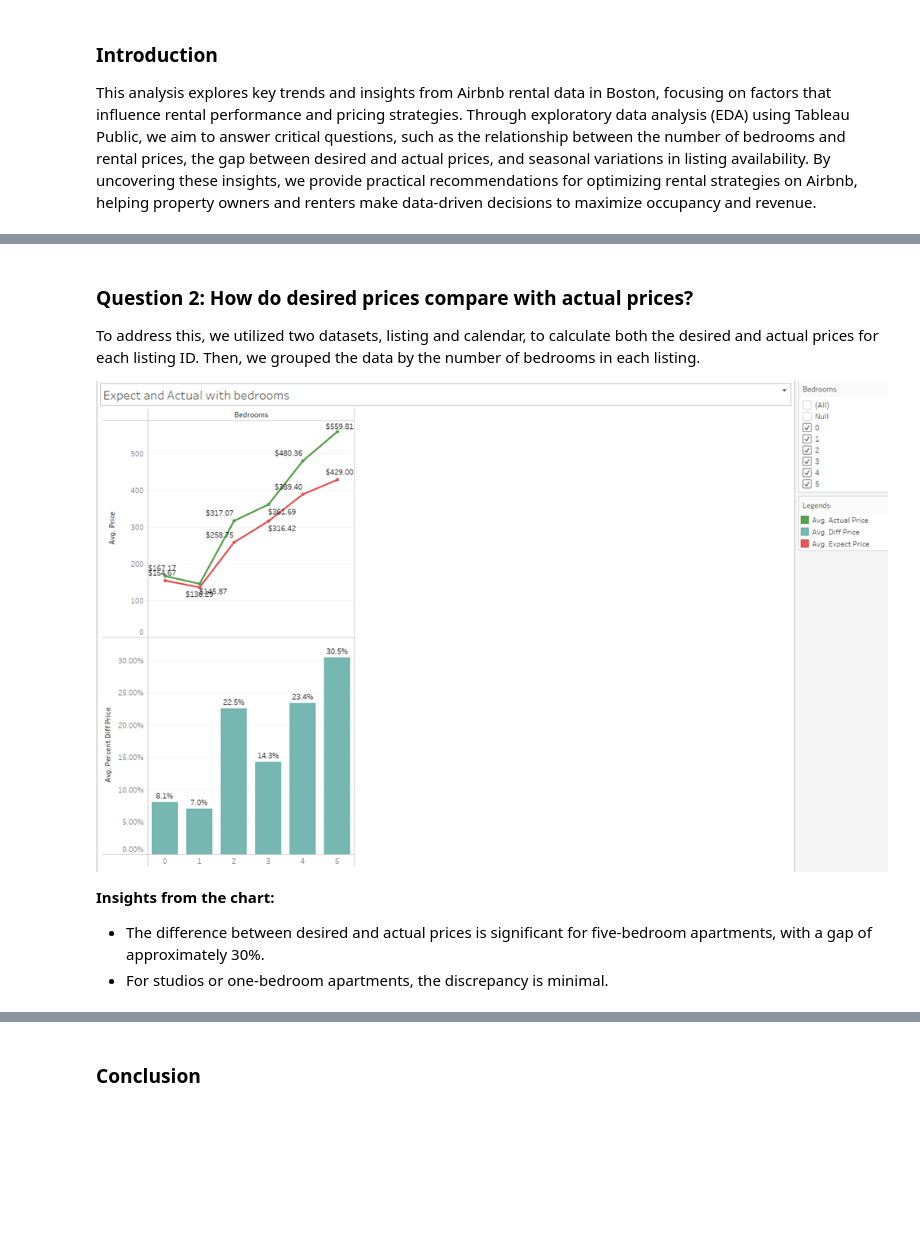
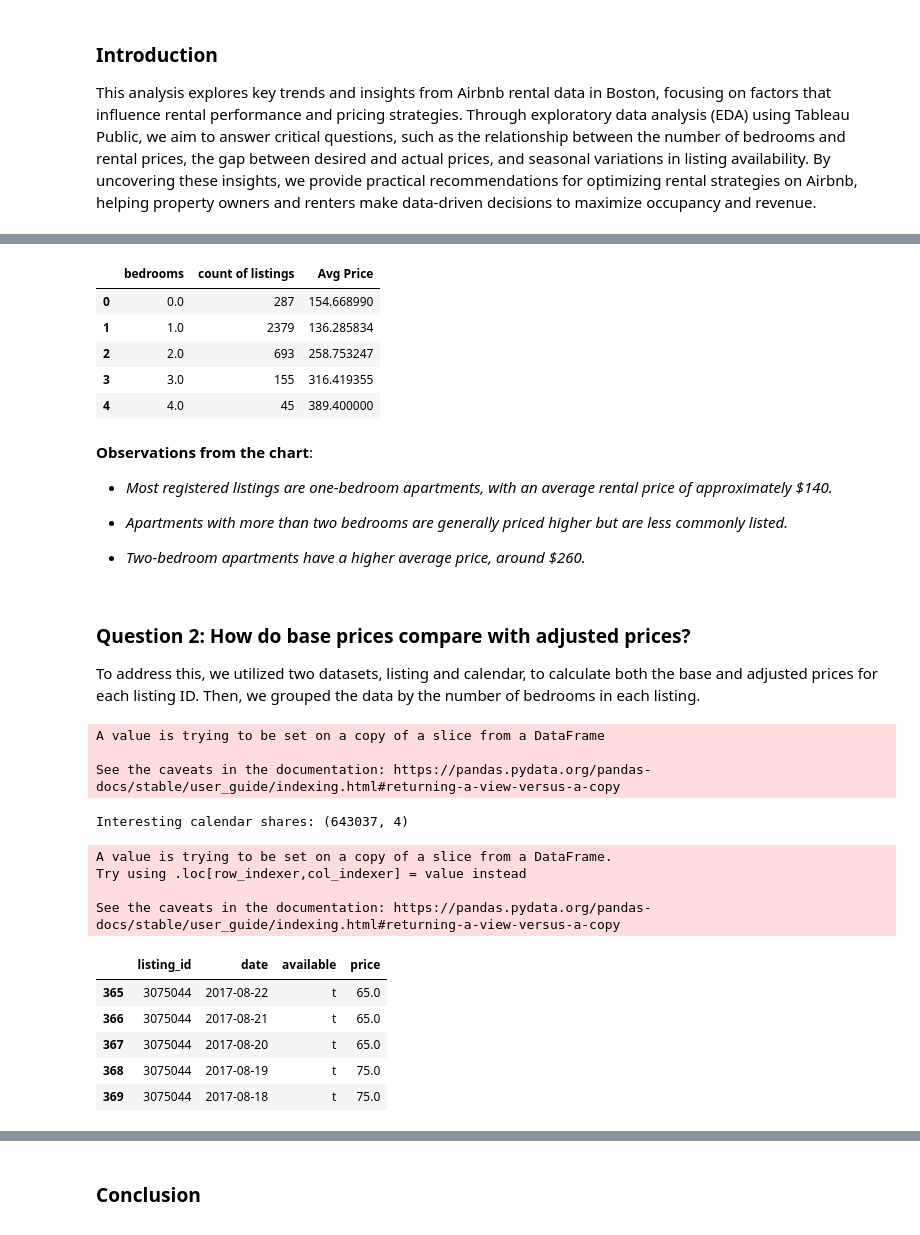
Before and after one commit to tienbt93/Udacity-Data-Scientist-Nanodegree, a Jupyter notebook: Project 1/optimizing-airbnb-rentals-insights-from-eda.ipynb, the cells around one changed output, grey strips where cells are left out. Saved outputs shown, nothing was run; the diff lists cells and outputs as text; code cells hidden in the pictures; blank space fills up the shorter version.

Commit message:
Project 1: Update code and data

```diff
--- a/Project 1/optimizing-airbnb-rentals-insights-from-eda.ipynb
+++ b/Project 1/optimizing-airbnb-rentals-insights-from-eda.ipynb
@@ -14,3 +40,14 @@ For those looking to rent homes or lease them on Airbnb, determining reasonable
+# %%
+import pandas as pd
+import numpy as np
+import plotly as pl
+import plotly.express as px
+import plotly.graph_objects as go
+
+
+# Load data
+listings = pd.read_csv('./data/listings.csv')
+calendar = pd.read_csv('./data/calendar.csv')
 # %% [markdown]
 ### **Question 1: What is the relationship between the number of bedrooms and rental prices?**
 To answer this, we performed some preprocessing steps to exclude records without bedroom information. We then grouped the listings by the number of bedrooms, calculated their counts, and computed the average desired price for each group.
@@ -25,0 +95,16 @@ To answer this, we performed some preprocessing steps to exclude records without
+# %%
+# Group by 'bedrooms' and calculate count listings and average of price for each group
+group_by_bedrooms = interest_listings.groupby('bedrooms').agg({
+    'id': 'count',  # Count the number of listings
+    'price': 'mean' # Calculate the average
+    }
+).reset_index()
+group_by_bedrooms.columns = ['bedrooms', 'count of listings', 'Avg Price']
+group_by_bedrooms.head()
+# %% [output]
+|  | bedrooms | count of listings | Avg Price |
+| 0 | 0.0 | 287 | 154.668990 |
+| 1 | 1.0 | 2379 | 136.285834 |
+| 2 | 2.0 | 693 | 258.753247 |
+| 3 | 3.0 | 155 | 316.419355 |
+| 4 | 4.0 | 45 | 389.400000 |
@@ -26,11 +165,32 @@ To answer this, we performed some preprocessing steps to exclude records without
+# %% [markdown]
+
+**Observations from the chart**:
+
+* *Most registered listings are one-bedroom apartments, with an average rental price of approximately $140.*
+
+* *Apartments with more than two bedrooms are generally priced higher but are less commonly listed.*
+* *Two-bedroom apartments have a higher average price, around $260.*
 # %% [markdown]
-### **Question 2: How do desired prices compare with actual prices?**
-
-To address this, we utilized two datasets, listing and calendar, to calculate both the desired and actual prices for each listing ID. Then, we grouped the data by the number of bedrooms in each listing.
-
-![image.png](attachment:97740065-4c01-4de0-acb4-cf1d48df4cae.png)
-
-**Insights from the chart:**
-
-* The difference between desired and actual prices is significant for five-bedroom apartments, with a gap of approximately 30%.
-* For studios or one-bedroom apartments, the discrepancy is minimal.
+### **Question 2: How do base prices compare with adjusted prices?**
+To address this, we utilized two datasets, listing and calendar, to calculate both the base and adjusted prices for each listing ID. Then, we grouped the data by the number of bedrooms in each listing.
+# %%
+interesting_calendar = calendar[calendar['available']=='t']
+interesting_calendar.dropna(inplace=True)
+interesting_calendar['price'] = interesting_calendar['price'].apply(lambda x: float(x.replace('$', '').replace(',', '')))
+print('Interesting calendar shares:', interesting_calendar.shape)
+interesting_calendar.head()
+# %% [output]
+A value is trying to be set on a copy of a slice from a DataFrame
+
+See the caveats in the documentation: https://pandas.pydata.org/pandas-docs/stable/user_guide/indexing.html#returning-a-view-versus-a-copy
+Interesting calendar shares: (643037, 4)
+A value is trying to be set on a copy of a slice from a DataFrame.
+Try using .loc[row_indexer,col_indexer] = value instead
+
+See the caveats in the documentation: https://pandas.pydata.org/pandas-docs/stable/user_guide/indexing.html#returning-a-view-versus-a-copy
+|  | listing_id | date | available | price |
+| 365 | 3075044 | 2017-08-22 | t | 65.0 |
+| 366 | 3075044 | 2017-08-21 | t | 65.0 |
+| 367 | 3075044 | 2017-08-20 | t | 65.0 |
+| 368 | 3075044 | 2017-08-19 | t | 75.0 |
+| 369 | 3075044 | 2017-08-18 | t | 75.0 |
```
Also changed, not shown: parts of 17 cells of this notebook, 22 other files.
